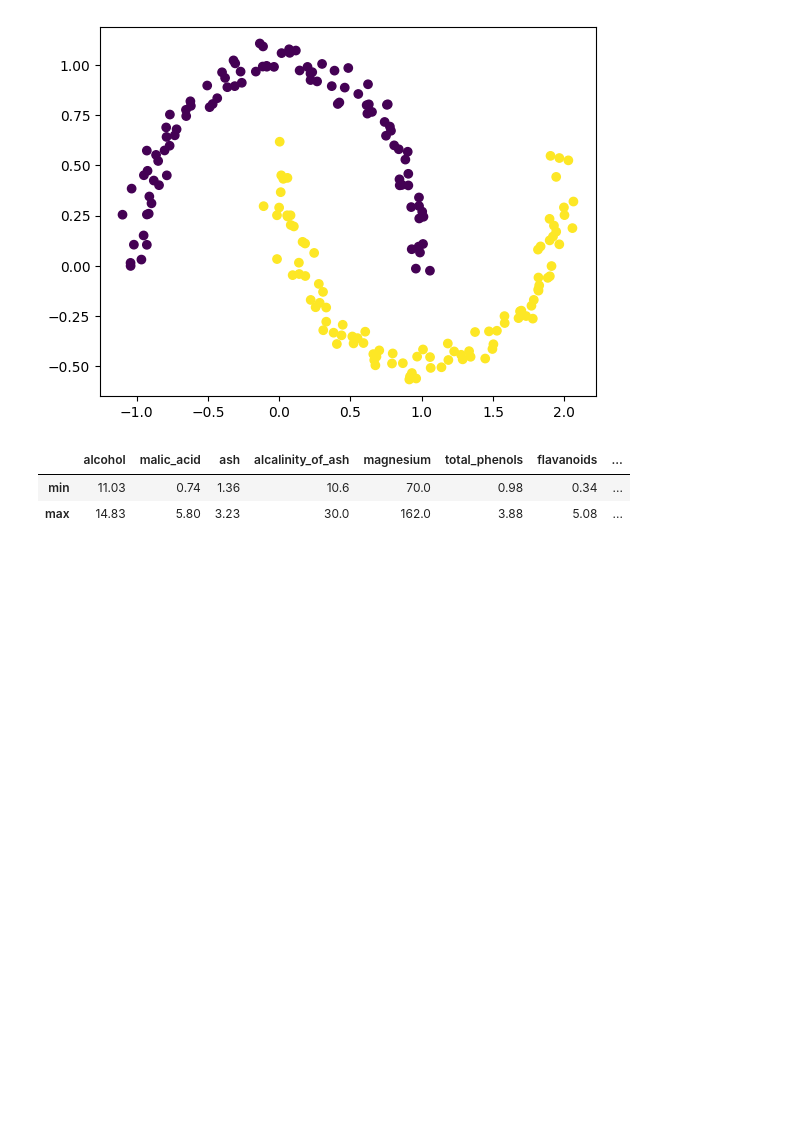
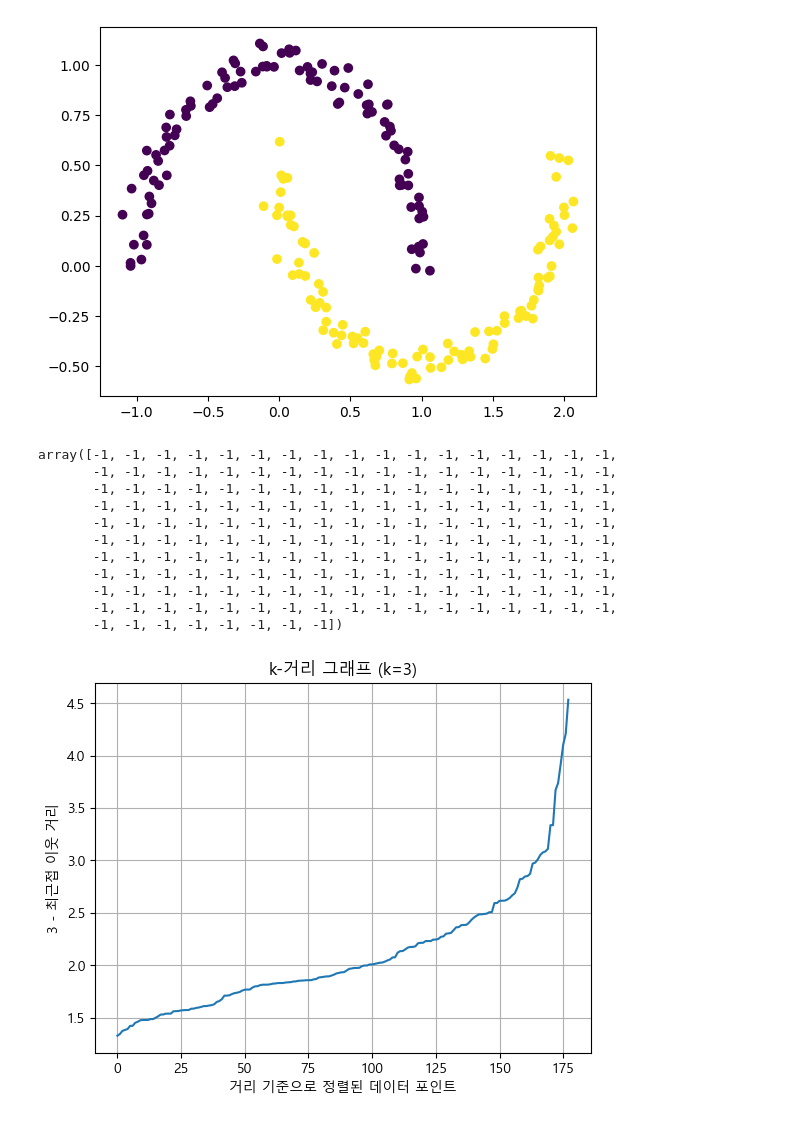
Before and after one commit to sjlimiei25/AI-Prediction, a Jupyter notebook: unsupervised_learning/2_dbscan_clustering.ipynb, the cells around one changed output. Saved outputs shown, nothing was run; the diff lists cells and outputs as text; code cells hidden in the pictures; blank space fills up the shorter version.

Commit message:
DBSCAN 실습 - wine dataset

```diff
--- a/unsupervised_learning/2_dbscan_clustering.ipynb
+++ b/unsupervised_learning/2_dbscan_clustering.ipynb
@@ -110,7 +110,62 @@ x.describe().loc[['min', 'max']]
 #    color_intensity 범위 12정도, proline 범위 1400 정도 => 이 두개의 특징 차이가 100배 차이남..
 
 # * 표준 스케일링 처리 *
+from sklearn.preprocessing import StandardScaler
+
+scaler = StandardScaler()
+x_s = scaler.fit_transform(x)
+
+x_s
+
+# 모델 학습
+model = DBSCAN(eps=1.2, min_samples=3)
+labels = model.fit_predict(x_s)
+
+labels
+# => 모두 -1 이라는 건 어떤 점도 핵심 포인트(core point)가 되지 못했다는 의미! (노이즈)
+#    즉, 주어진 eps 반경 안에 min_samples개 이상의 이웃이 존재하지 않았다는 뜻
+#    적절한 eps값을 설정해줘야 함.. -> k-distance 플롯을 활용하여 적절한 eps 후보를 찾아야함!
 # %% [output]
-|  | alcohol | malic_acid | ash | alcalinity_of_ash | magnesium | total_phenols | flavanoids | ... |
-| min | 11.03 | 0.74 | 1.36 | 10.6 | 70.0 | 0.98 | 0.34 | ... |
-| max | 14.83 | 5.80 | 3.23 | 30.0 | 162.0 | 3.88 | 5.08 | ... |
+array([-1, -1, -1, -1, -1, -1, -1, -1, -1, -1, -1, -1, -1, -1, -1, -1, -1,
+       -1, -1, -1, -1, -1, -1, -1, -1, -1, -1, -1, -1, -1, -1, -1, -1, -1,
+       -1, -1, -1, -1, -1, -1, -1, -1, -1, -1, -1, -1, -1, -1, -1, -1, -1,
+       -1, -1, -1, -1, -1, -1, -1, -1, -1, -1, -1, -1, -1, -1, -1, -1, -1,
+       -1, -1, -1, -1, -1, -1, -1, -1, -1, -1, -1, -1, -1, -1, -1, -1, -1,
+       -1, -1, -1, -1, -1, -1, -1, -1, -1, -1, -1, -1, -1, -1, -1, -1, -1,
+       -1, -1, -1, -1, -1, -1, -1, -1, -1, -1, -1, -1, -1, -1, -1, -1, -1,
+       -1, -1, -1, -1, -1, -1, -1, -1, -1, -1, -1, -1, -1, -1, -1, -1, -1,
+       -1, -1, -1, -1, -1, -1, -1, -1, -1, -1, -1, -1, -1, -1, -1, -1, -1,
+       -1, -1, -1, -1, -1, -1, -1, -1, -1, -1, -1, -1, -1, -1, -1, -1, -1,
+       -1, -1, -1, -1, -1, -1, -1, -1])
+# %%
+min_samples = 3
+
+# 최근접 이웃 계산 방식
+from sklearn.neighbors import NearestNeighbors
+
+nbrs = NearestNeighbors(n_neighbors=min_samples).fit(x_s)
+
+# 거리 정보와 인덱스 정보 조회
+distances, indices = nbrs.kneighbors(x_s)
+# - distances : 각 샘플별 min_samples개의 이웃까지의 거리
+# - indices : 각 샘플별 min_samples개의 이웃 인덱스
+
+distances
+
+# 각 점에서 k(min_samples)번째 거리만 뽑아 정렬
+k_distances = np.sort(distances[:, -1])
+
+# k-distance 시각화
+plt.rc('font', family='Malgun Gothic')
+plt.rcParams['axes.unicode_minus'] = False
+
+plt.plot(k_distances)
+
+plt.title(f"k-거리 그래프 (k={min_samples})")
+plt.xlabel("거리 기준으로 정렬된 데이터 포인트")
+plt.ylabel(f"{min_samples} - 최근접 이웃 거리")
+plt.grid(True)
+#  => 그래프에서 급격히 꺾이는 지점(엘보우, elbow)을 eps 후보로 봄!
+# 현재 그래프의 y축 기준으로 2.5 ~ 3.5(4.0) 사이의 지점이 급격히 꺾임(elbow)
+# %% [output]
+[figure, added]
```
Also changed, not shown: parts of 2 cells of this notebook.
